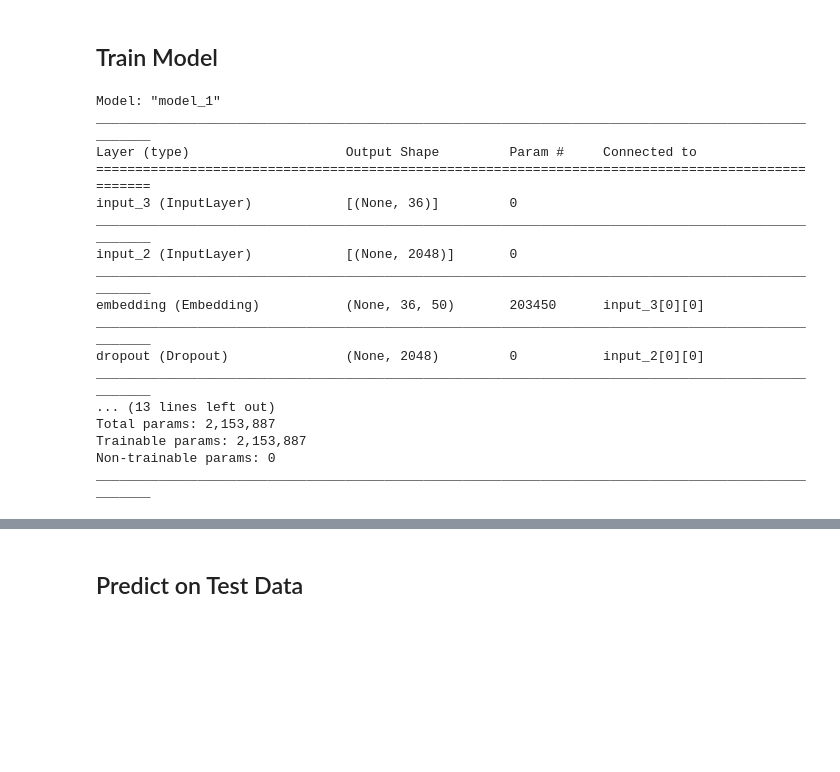
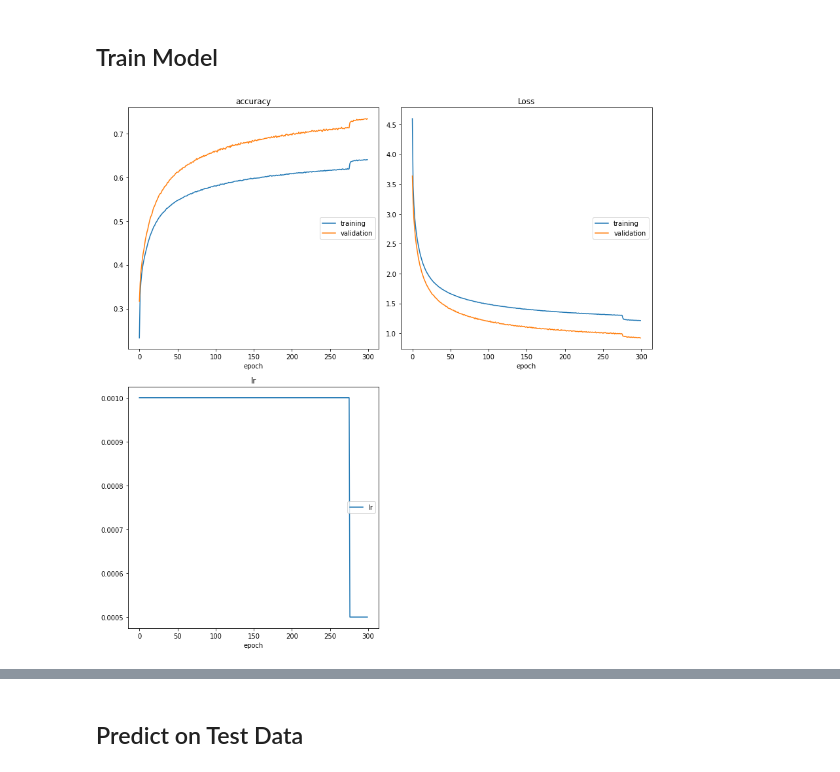
Before and after one commit to Matheus-Schmitz/Image_Captioning, a Jupyter notebook: Image_Captioning.ipynb, the cells around one changed output, grey strips where cells are left out. Drawn from its saved outputs; the diff is of its cells as text; code cells hidden in the pictures; blank space fills up the shorter version.

Commit message:
trained 300 epochs

```diff
--- a/Image_Captioning.ipynb
+++ b/Image_Captioning.ipynb
@@ -158,7 +182,7 @@ Xception: Deep Learning with Depthwise Separable Convolutions
 
 https://openaccess.thecvf.com/content_cvpr_2017/papers/Chollet_Xception_Deep_Learning_CVPR_2017_paper.pdf
 # %%
-# Load Xception model
-XCEPTION = Xception(weights='imagenet', input_shape=(299, 299, 3))
-XCEPTION.summary()
+# Load Xception model without it's head (two last layers [dense and softmax]), keeping only the feature extraction layers
+FEATURE_EXTRACTOR = Xception(include_top=False, pooling='avg', weights='imagenet', input_shape=(299, 299, 3))
+FEATURE_EXTRACTOR.summary()
 # %% [output]
@@ -180,6 +204,2 @@ Trainable params: 22,855,952
 Non-trainable params: 54,528
 __________________________________________________________________________________________________
-# %%
-# Remove the model's head (two last layers), keeping only the feature extraction layers
-FEATURE_EXTRACTOR = Model(XCEPTION.input, XCEPTION.layers[-2].output)
-FEATURE_EXTRACTOR.summary()
@@ -788,20 +782,16 @@ generator_valid = data_loader(captions_valid,
 # Set to false to train the neural network from scratch - THIS WILL LOSE ALL PROGRESS AND CAUSE WORSE PREDICTIONS
 LOAD_TRAINED_WEIGHTS = True
 
-if LOAD_TRAINED_WEIGHTS and os.path.exists('./callbacks/model.hdf5'):
+if LOAD_TRAINED_WEIGHTS and os.path.exists('callbacks/model.h5'):
 
     # Try loading weights. Will fail if the model structure changed
     try:
 
         # Load best model weights
-        model.load_weights('./callbacks/model.hdf5')
+        model.load_weights('callbacks/model.h5')
 
         # Compile model
         model.compile(loss='categorical_crossentropy', optimizer='adam', metrics=['accuracy'])
-
-        # Based on an inspectiong from training logs, maybe a larger learning rate could be used (0.003 instead of the default 0.001)
-        #optim = tensorflow.keras.optimizers.Adam(learning_rate=0.003, beta_1=0.9, beta_2=0.999, epsilon=1e-07, amsgrad=False, name='Adam')
-        #model.compile(loss='categorical_crossentropy', optimizer=optim, metrics=['accuracy'])
 
         # Check model
         model.summary()
@@ -817,38 +807,20 @@ else:
     SUCCESSFUL_WEIGHT_LOAD = False
     if LOAD_TRAINED_WEIGHTS:
         print('Could not locate file with weights.')
-# %% [output]
-Model: "model_1"
-__________________________________________________________________________________________________
-Layer (type)                    Output Shape         Param #     Connected to
-==================================================================================================
-input_3 (InputLayer)            [(None, 36)]         0
-__________________________________________________________________________________________________
-input_2 (InputLayer)            [(None, 2048)]       0
-__________________________________________________________________________________________________
-embedding (Embedding)           (None, 36, 50)       203450      input_3[0][0]
-__________________________________________________________________________________________________
-dropout (Dropout)               (None, 2048)         0           input_2[0][0]
-__________________________________________________________________________________________________
-... (13 lines left out)
-Total params: 2,153,887
-Trainable params: 2,153,887
-Non-trainable params: 0
-__________________________________________________________________________________________________
 # %%
 %%time
 
-TRAIN_MODEL = True
+TRAIN_MODEL = False
 
 if TRAIN_MODEL:
 
     # Define directory for model checkpoints
-    CALLBACKS_DIR = './callbacks/'
+    CALLBACKS_DIR = 'callbacks/'
     if not os.path.exists(CALLBACKS_DIR):
         os.mkdir(CALLBACKS_DIR)
 
     # Callbacks
-    checkpoint = ModelCheckpoint(os.path.join(CALLBACKS_DIR, 'model.hdf5'),
+    checkpoint = ModelCheckpoint(os.path.join(CALLBACKS_DIR, 'model.h5'),
                                  monitor = 'loss',
                                  save_best_only = True,
                                  save_weights_only = True,
@@ -856,31 +828,32 @@ if TRAIN_MODEL:
     plateauLRreduce = ReduceLROnPlateau(factor = 0.5,
                                         patience = 10,
                                         monitor = 'val_loss',
                                         min_lr = 0.0000001,
                                         verbose = 1)
     stopearly = EarlyStopping(monitor = 'val_loss',
                               patience = 25,
                               verbose = 1)
     logCSV = CSVLogger(filename = os.path.join(CALLBACKS_DIR, 'log_model.csv'),
                        separator = ',',
                        append = (LOAD_TRAINED_WEIGHTS & SUCCESSFUL_WEIGHT_LOAD))
 
-    model_callbacks = [checkpoint, plateauLRreduce, stopearly, logCSV]
+    model_callbacks = [checkpoint, plateauLRreduce, stopearly, logCSV, PlotLossesKeras()]
 
     # Train model and save history
     model_history = model.fit(generator_train,
                               validation_data = generator_valid,
                               epochs = EPOCHS,
                               steps_per_epoch = STEPS_TRAIN,
                               validation_steps = STEPS_VALID,
                               verbose = 1,
                               callbacks = model_callbacks,
                               use_multiprocessing=True,
                               workers = -1)
 
 else:
     if SUCCESSFUL_WEIGHT_LOAD:
         print('Skipping model training. Using loaded weights without further training.')
     else:
         print('Skipping model training. Yet, could not load trained weights. THIS IS AN UNTRAINED MODEL UNSUITABLE FOR MAKING PREDICTIONS.')
 # %% [output]
+[figure, added]
```
Also changed, not shown: parts of 19 cells of this notebook, 3 other files.
